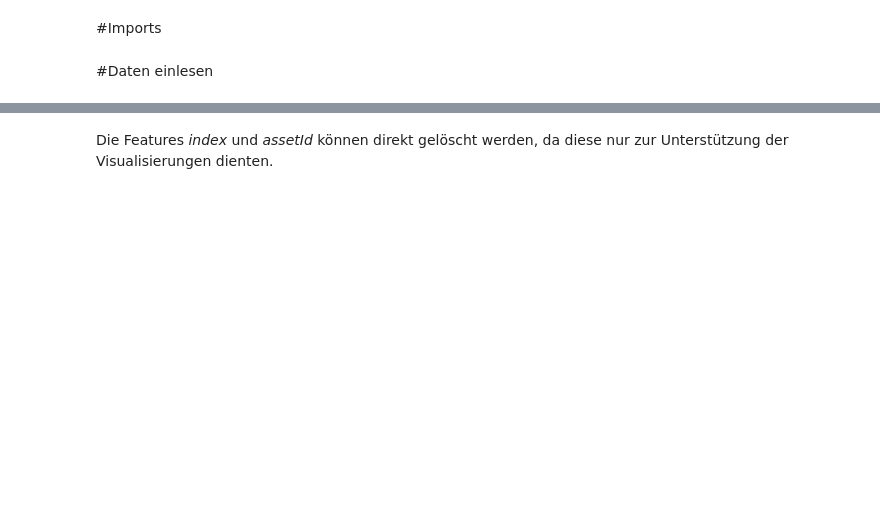
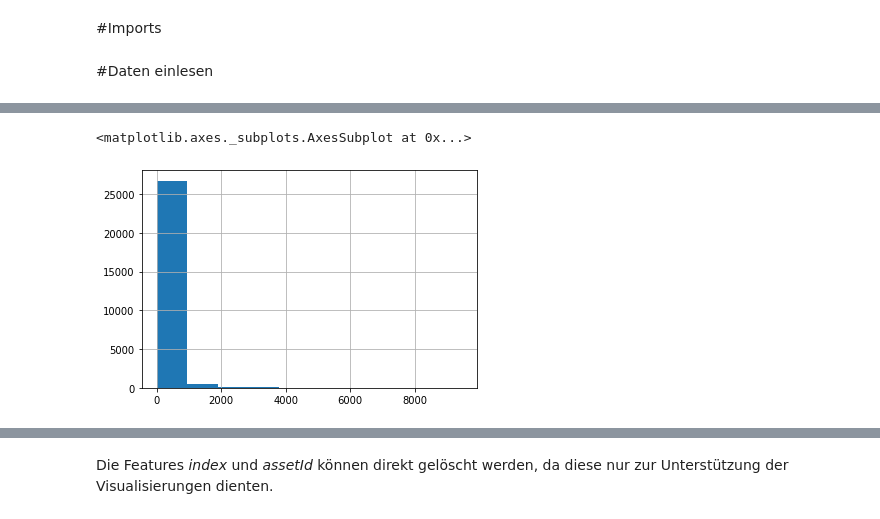
Before and after one commit to princessivy/Analyzing_CSGO_SkinPrices, a Jupyter notebook: CSGO_Significance_Testing.ipynb, the cells around one changed output, grey strips where cells are left out. Saved outputs shown, nothing was run; the diff lists cells and outputs as text; code cells hidden in the pictures; blank space fills up the shorter version.

```diff
--- a/CSGO_Significance_Testing.ipynb
+++ b/CSGO_Significance_Testing.ipynb
@@ -16,0 +56,2 @@ data = pd.read_csv(r'/content/drive/MyDrive/SA_BA/Data/allitems_cleaned_3.csv')
+# %%
+data = data[data.salePrice >= 5]
@@ -16,0 +67,5 @@ data = pd.read_csv(r'/content/drive/MyDrive/SA_BA/Data/allitems_cleaned_3.csv')
+# %%
+data.salePrice.hist()
+# %% [output]
+<matplotlib.axes._subplots.AxesSubplot at 0x...>
+[figure, added]
```
Also changed, not shown: parts of 58 cells of this notebook.
